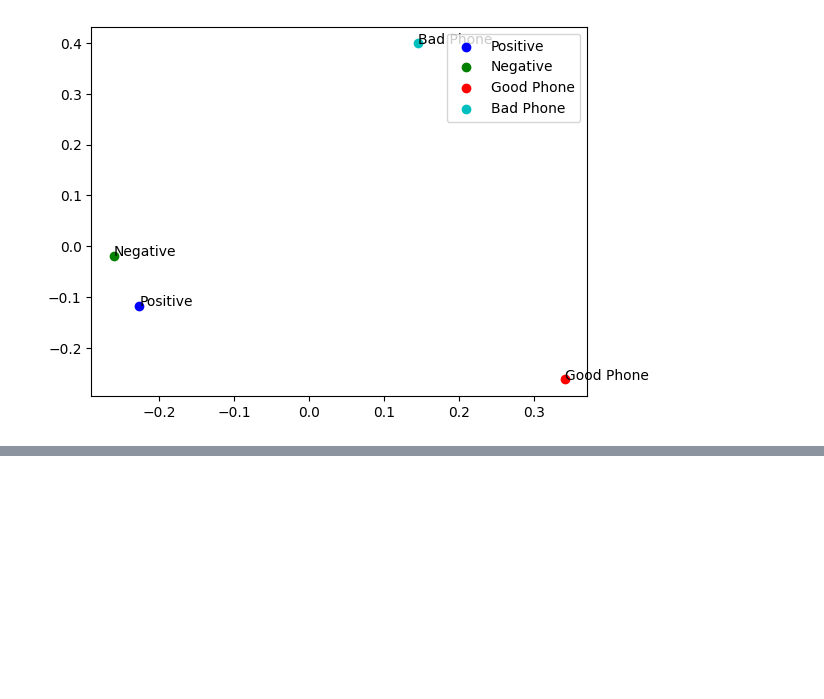
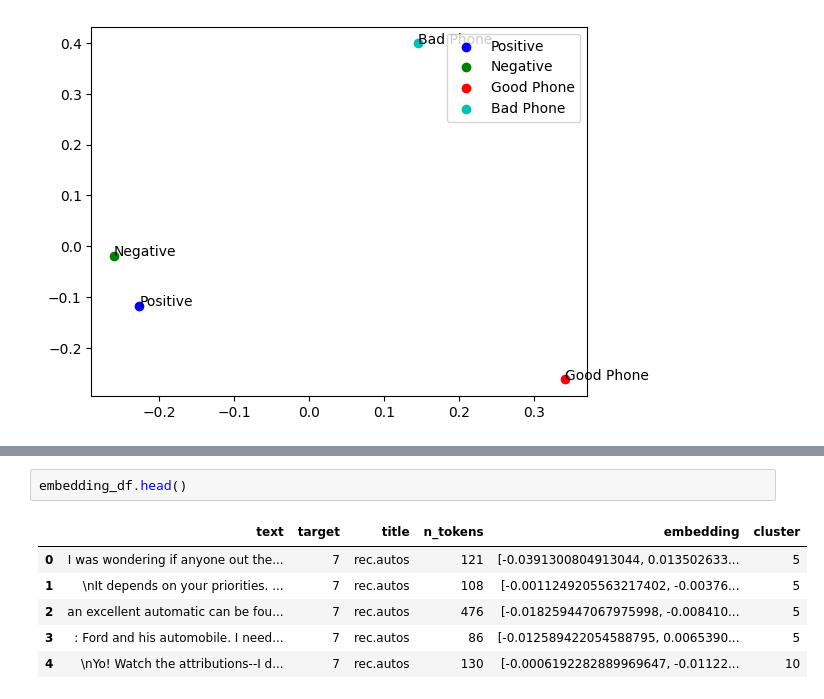
Before and after one commit to xuwenhao/mactalk-ai-course, a Jupyter notebook: week2.ipynb, the cells around one changed output, grey strips where cells are left out. Drawn from its saved outputs; the diff is of its cells as text; blank space fills up the shorter version.

```diff
--- a/week2.ipynb
+++ b/week2.ipynb
@@ -568,0 +708,9 @@ visualize_words(words, vectors)
+# %%
+embedding_df.head()
+# %% [output]
+|  | text | target | title | n_tokens | embedding | cluster |
+| 0 | I was wondering if anyone out the... | 7 | rec.autos | 121 | [-0.0391300804913044, 0.013502633... | 5 |
+| 1 | \nIt depends on your priorities. ... | 7 | rec.autos | 108 | [-0.0011249205563217402, -0.00376... | 5 |
+| 2 | an excellent automatic can be fou... | 7 | rec.autos | 476 | [-0.018259447067975998, -0.008410... | 5 |
+| 3 | : Ford and his automobile. I need... | 7 | rec.autos | 86 | [-0.012589422054588795, 0.0065390... | 5 |
+| 4 | \nYo! Watch the attributions--I d... | 7 | rec.autos | 130 | [-0.0006192282889969647, -0.01122... | 10 |
```
Also changed, not shown: parts of 28 cells of this notebook, 2 other files.
